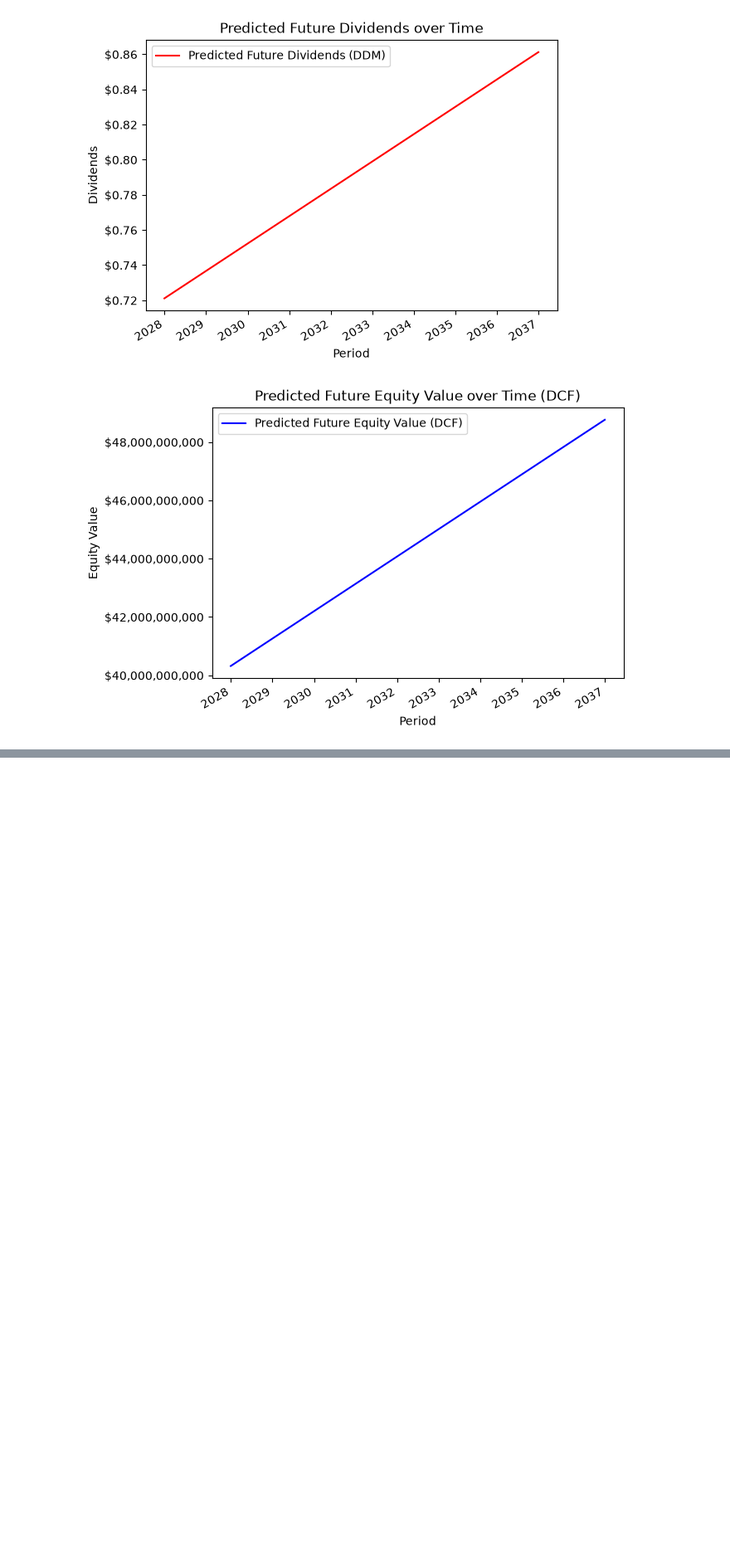
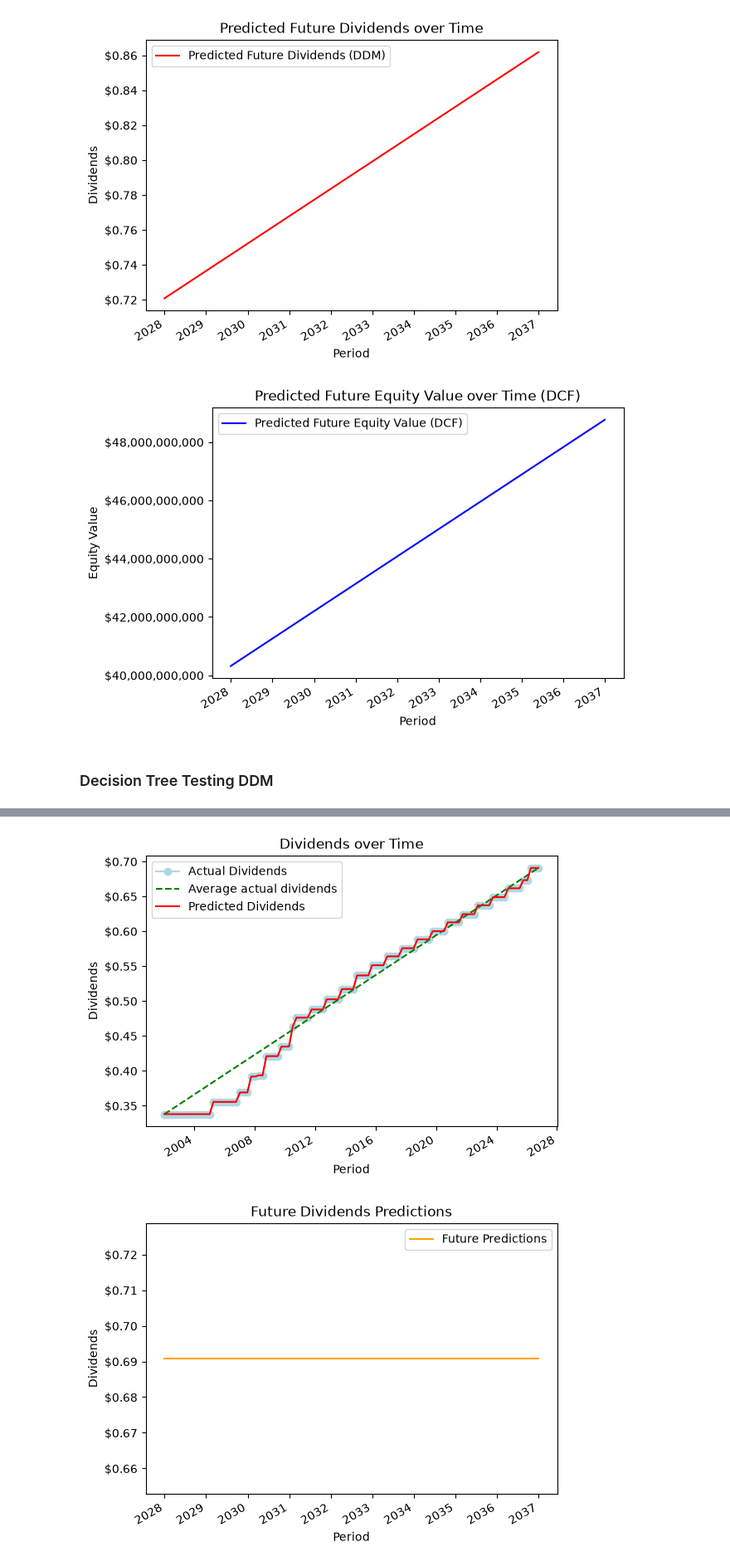
Before and after one commit to crsellinger/NW-Data-Analytics-Capstone, a Jupyter notebook: main.ipynb, the cells around one changed output, grey strips where cells are left out. Shown at 83% size. Drawn from its saved outputs; the diff is of its cells as text; code cells hidden in the pictures; blank space fills up the shorter version.

```diff
--- a/main.ipynb
+++ b/main.ipynb
@@ -917,3 +920,77 @@ plt.show()
 # %% [output]
 [figure]
 [figure]
+# %% [markdown]
+### Decision Tree Testing DDM
+# %%
+ddm_model2 = DecisionTreeRegressor(random_state=42)
+ddm_model2.fit(X.values.reshape(-1, 1), y)
+y_pred3 = ddm_model2.predict(X_test.values.reshape(-1, 1))
+y_pred4 = ddm_model2.predict(X.values.reshape(-1, 1))
+
+mse_dt = round(mean_squared_error(y_test, y_pred3), 2)
+print("Mean Squared Error (Decision Tree):", mse_dt)
+
+# Example model predictions
+print("Predictions:", y_pred3)
+
+# Example model coefficients
+# print("Model Coefficients:", ddm_model2.coef_)
+# print("Model Intercept:", ddm_model2.intercept_)
+
+print("R^2 Score (Test):", r2_score(y_test, y_pred3))
+print("R^2 Score (Whole):", r2_score(y, y_pred4))
+
+# plot X, y on line chart using plt
+fig, ax = plt.subplots()
+# Actual dividend values
+ax.plot(
+    X.map(datetime.fromordinal),
+    y,
+    marker="o",
+    label="Actual Dividends",
+    color="lightblue",
+)
+# Average actual dividends, draws straight line through actual dividends
+ax.plot(
+    [X.map(datetime.fromordinal).min(), X.map(datetime.fromordinal).max()],
+    [y_start, y_end],
+    color="green",
+    linestyle="--",
+    label="Average actual dividends",
+)
+# plot predicted values
+ax.plot(
+    X.map(datetime.fromordinal), y_pred4, label="Predicted Dividends", color="red"
+)
+ax.legend()
+ax.yaxis.set_major_formatter(FuncFormatter(lambda y, _: f"${y / scale:,.2f}{suffix}"))
+fig.autofmt_xdate()
+ax.set_xlabel("Period")
+ax.set_ylabel("Dividends")
+ax.set_title("Dividends over Time")
+plt.show()
+
+# Predictive modeling, using DDM above to forecast 5-10 years future
+future_years_dt = 10
+future_dates_dt = [datetime.now(UTC).year + i for i in range(1, future_years_dt + 1)]
+future_ordinals_dt = [datetime(year, 12, 31).toordinal() for year in future_dates_dt]
+future_X_dt = pd.Series(future_ordinals_dt)
+future_y_pred_ddm_dt = ddm_model2.predict(future_X_dt.values.reshape(-1, 1))
+
+# Plot future predictions
+fig, ax = plt.subplots()
+ax.plot(
+    future_X_dt.map(datetime.fromordinal),
+    future_y_pred_ddm_dt,
+    label="Future Predictions",
+    color="orange"
+)
+ax.legend()
+ax.yaxis.set_major_formatter(FuncFormatter(lambda y, _: f"${y / scale:,.2f}{suffix}"))
+fig.autofmt_xdate()
+ax.set_xlabel("Period")
+ax.set_ylabel("Dividends")
+ax.set_title("Future Dividends Predictions")
+plt.show()
+# %% [output]
@@ -919,0 +1007,2 @@ plt.show()
+[figure, added]
+[figure, added]
```
Also changed, not shown: parts of 6 cells of this notebook.
